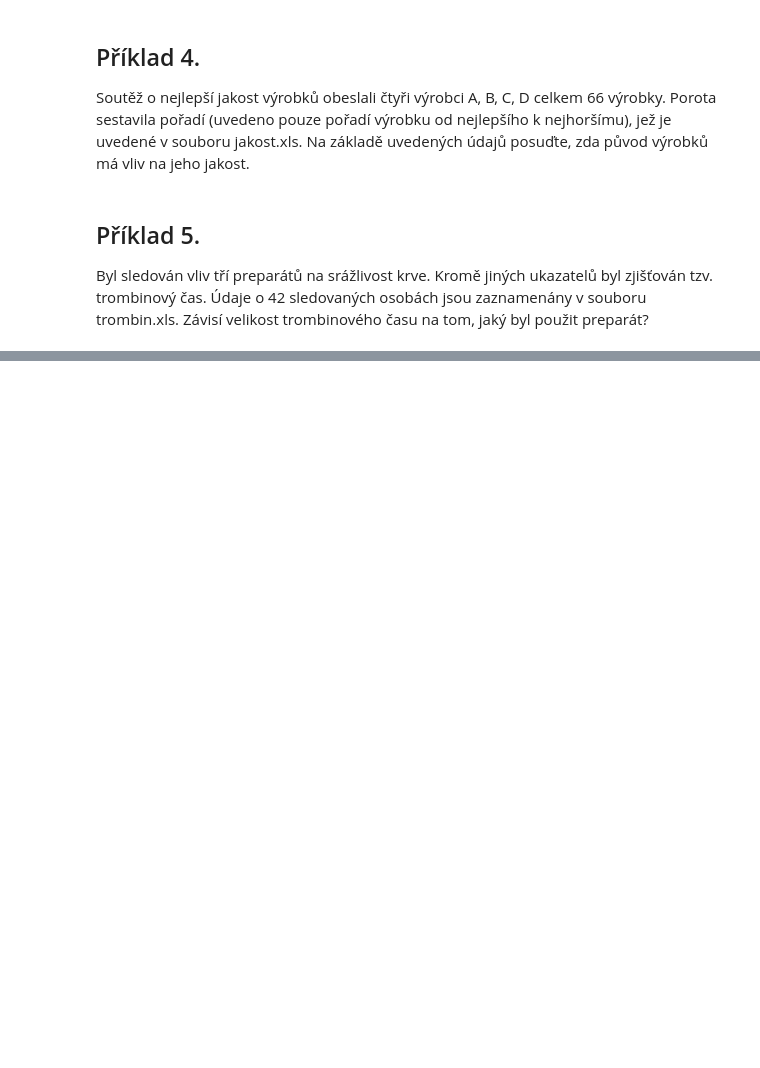
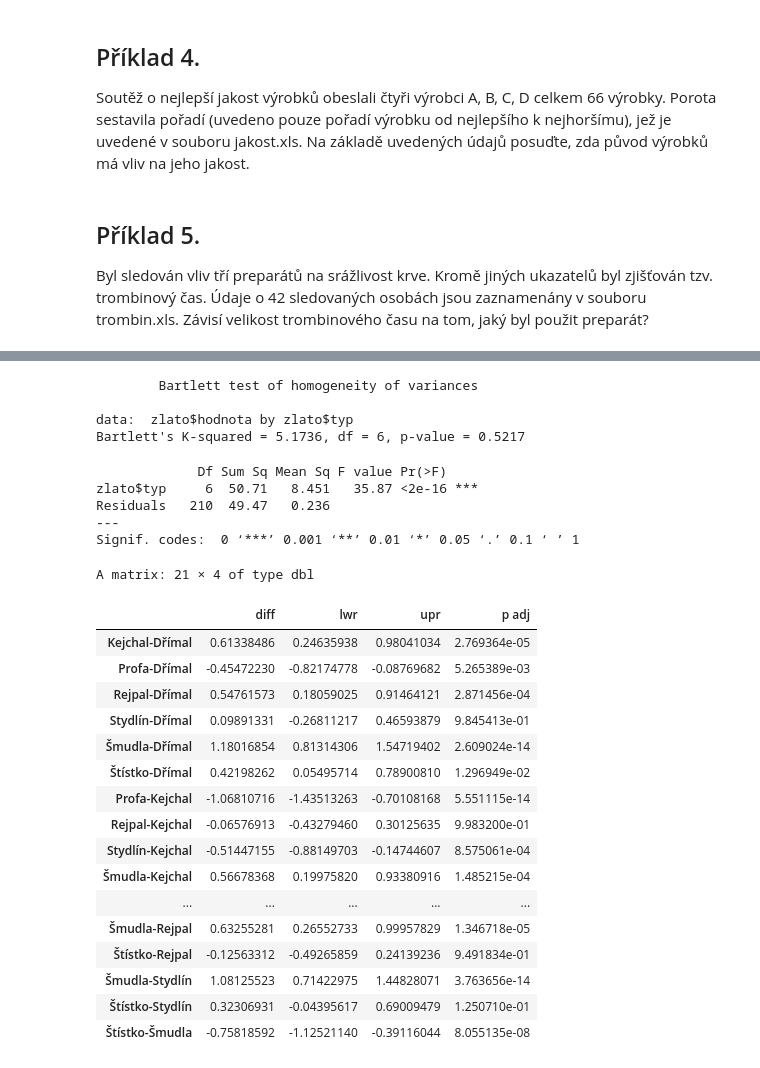
Before and after one commit to Beremi/PS_course_cz, a Jupyter notebook: CV12/cv12.ipynb, the cells around one changed output, grey strips where cells are left out. Saved outputs shown, nothing was run; the diff lists cells and outputs as text; code cells hidden in the pictures; blank space fills up the shorter version.

```diff
--- a/CV12/cv12.ipynb
+++ b/CV12/cv12.ipynb
@@ -509,0 +562,45 @@ efekty %>% arrange(desc(efekt))
+# %%
+# Předpoklad normality nebyl zamítnut -> Bartlettův test
+bartlett.test(zlato$hodnota ~ zlato$typ)
+
+# Na hladině významnosti 0,05 nelze zamítnout předpoklad o shodě rozptylů
+# %% [output]
+        Bartlett test of homogeneity of variances
+
+data:  zlato$hodnota by zlato$typ
+Bartlett's K-squared = 5.1736, df = 6, p-value = 0.5217
+# %%
+# ANOVA
+vysledky = aov(zlato$hodnota ~ zlato$typ)
+summary(vysledky)
+# Zamítáme předpoklad o shodě
+# -> existují stat. významné rozdíly ve středních hodnotách
+# %% [output]
+             Df Sum Sq Mean Sq F value Pr(>F)
+zlato$typ     6  50.71   8.451   35.87 <2e-16 ***
+Residuals   210  49.47   0.236
+---
+Signif. codes:  0 ‘***’ 0.001 ‘**’ 0.01 ‘*’ 0.05 ‘.’ 0.1 ‘ ’ 1
+# %%
+# POST-HOC
+res = TukeyHSD(vysledky)[[1]]
+res
+# %% [output]
+A matrix: 21 × 4 of type dbl
+|  | diff | lwr | upr | p adj |
+| Kejchal-Dřímal | 0.61338486 | 0.24635938 | 0.98041034 | 2.769364e-05 |
+| Profa-Dřímal | -0.45472230 | -0.82174778 | -0.08769682 | 5.265389e-03 |
+| Rejpal-Dřímal | 0.54761573 | 0.18059025 | 0.91464121 | 2.871456e-04 |
+| Stydlín-Dřímal | 0.09891331 | -0.26811217 | 0.46593879 | 9.845413e-01 |
+| Šmudla-Dřímal | 1.18016854 | 0.81314306 | 1.54719402 | 2.609024e-14 |
+| Štístko-Dřímal | 0.42198262 | 0.05495714 | 0.78900810 | 1.296949e-02 |
+| Profa-Kejchal | -1.06810716 | -1.43513263 | -0.70108168 | 5.551115e-14 |
+| Rejpal-Kejchal | -0.06576913 | -0.43279460 | 0.30125635 | 9.983200e-01 |
+| Stydlín-Kejchal | -0.51447155 | -0.88149703 | -0.14744607 | 8.575061e-04 |
+| Šmudla-Kejchal | 0.56678368 | 0.19975820 | 0.93380916 | 1.485215e-04 |
+| ... | ... | ... | ... | ... |
+| Šmudla-Rejpal | 0.63255281 | 0.26552733 | 0.99957829 | 1.346718e-05 |
+| Štístko-Rejpal | -0.12563312 | -0.49265859 | 0.24139236 | 9.491834e-01 |
+| Šmudla-Stydlín | 1.08125523 | 0.71422975 | 1.44828071 | 3.763656e-14 |
+| Štístko-Stydlín | 0.32306931 | -0.04395617 | 0.69009479 | 1.250710e-01 |
+| Štístko-Šmudla | -0.75818592 | -1.12521140 | -0.39116044 | 8.055135e-08 |
```
Also changed, not shown: parts of 5 cells of this notebook, 7 other files.
